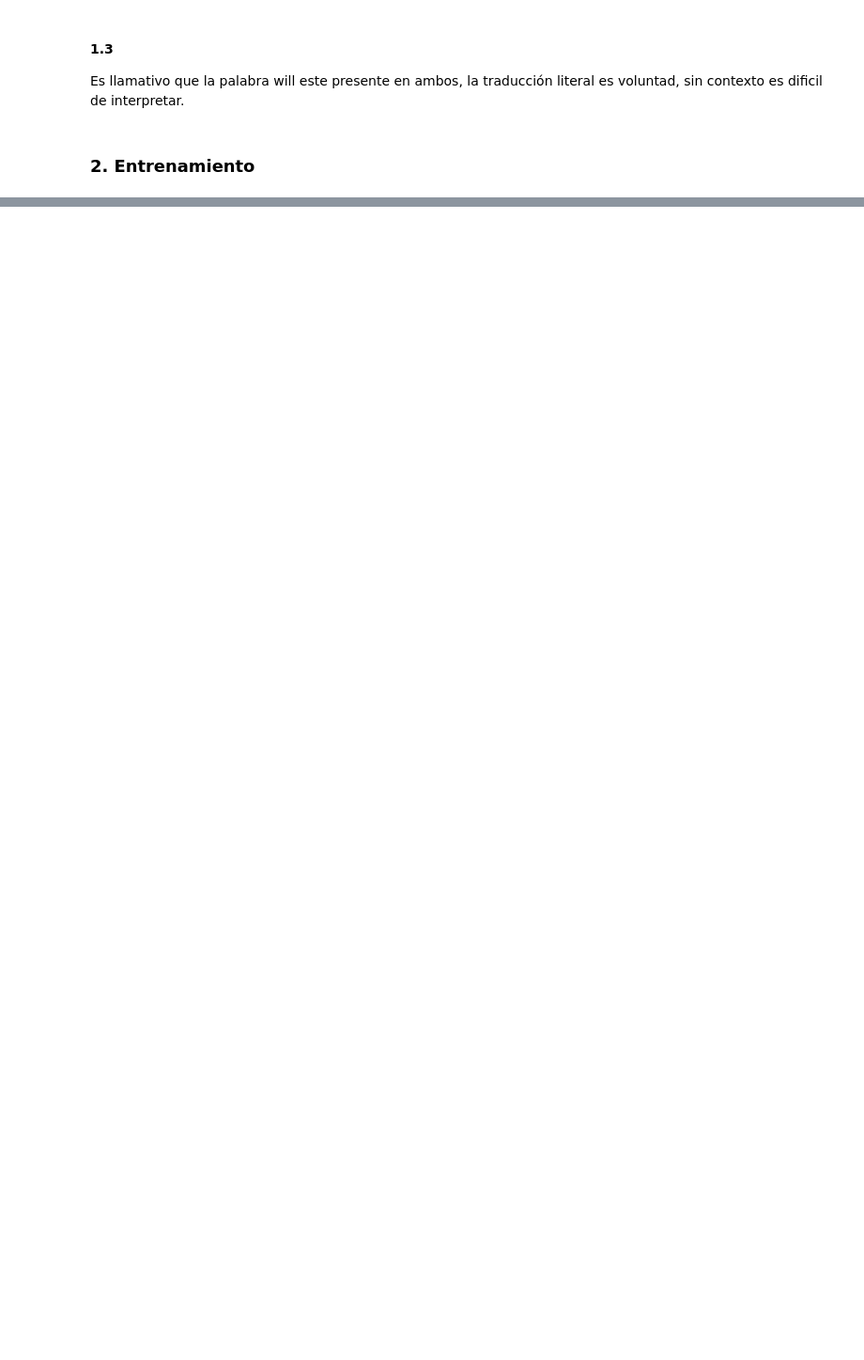
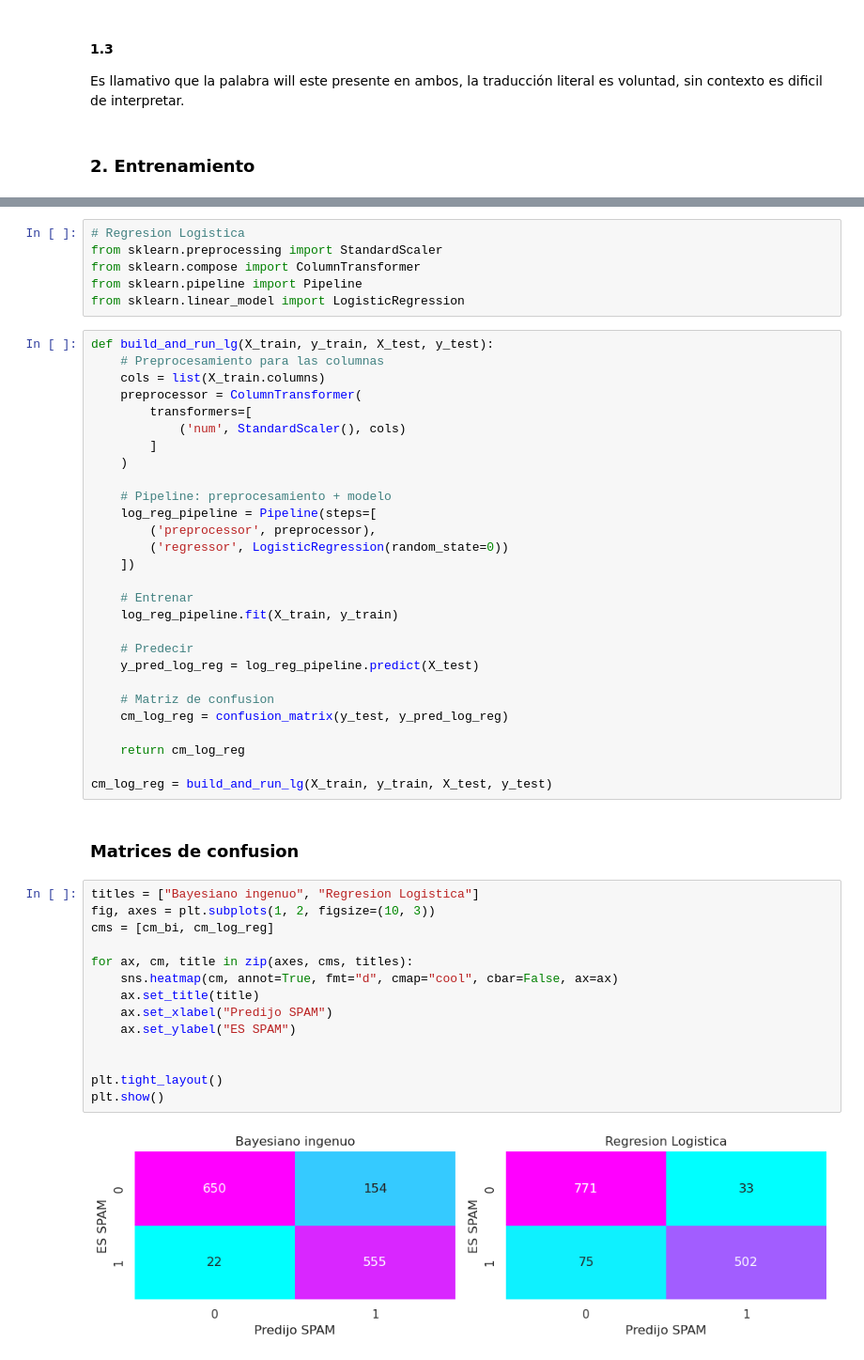
Before and after one commit to spardo83/iia_tp3, a Jupyter notebook: tp_3.ipynb, the cells around one changed output, grey strips where cells are left out. Shown at 94% size. Drawn from its saved outputs; the diff is of its cells as text; blank space fills up the shorter version.

```diff
--- a/tp_3.ipynb
+++ b/tp_3.ipynb
@@ -158,0 +174,52 @@ MultinomialNB()
+# %%
+# Regresion Logistica
+from sklearn.preprocessing import StandardScaler
+from sklearn.compose import ColumnTransformer
+from sklearn.pipeline import Pipeline
+from sklearn.linear_model import LogisticRegression
+# %%
+def build_and_run_lg(X_train, y_train, X_test, y_test):
+    # Preprocesamiento para las columnas
+    cols = list(X_train.columns)
+    preprocessor = ColumnTransformer(
+        transformers=[
+            ('num', StandardScaler(), cols)
+        ]
+    )
+
+    # Pipeline: preprocesamiento + modelo
+    log_reg_pipeline = Pipeline(steps=[
+        ('preprocessor', preprocessor),
+        ('regressor', LogisticRegression(random_state=0))
+    ])
+
+    # Entrenar
+    log_reg_pipeline.fit(X_train, y_train)
+
+    # Predecir
+    y_pred_log_reg = log_reg_pipeline.predict(X_test)
+
+    # Matriz de confusion
+    cm_log_reg = confusion_matrix(y_test, y_pred_log_reg)
+
+    return cm_log_reg
+
+cm_log_reg = build_and_run_lg(X_train, y_train, X_test, y_test)
+# %% [markdown]
+### Matrices de confusion
+# %%
+titles = ["Bayesiano ingenuo", "Regresion Logistica"]
+fig, axes = plt.subplots(1, 2, figsize=(10, 3))
+cms = [cm_bi, cm_log_reg]
+
+for ax, cm, title in zip(axes, cms, titles):
+    sns.heatmap(cm, annot=True, fmt="d", cmap="cool", cbar=False, ax=ax)
+    ax.set_title(title)
+    ax.set_xlabel("Predijo SPAM")
+    ax.set_ylabel("ES SPAM")
+
+
+plt.tight_layout()
+plt.show()
+# %% [output]
+[figure, added]
```
Also changed, not shown: parts of 16 cells of this notebook.
